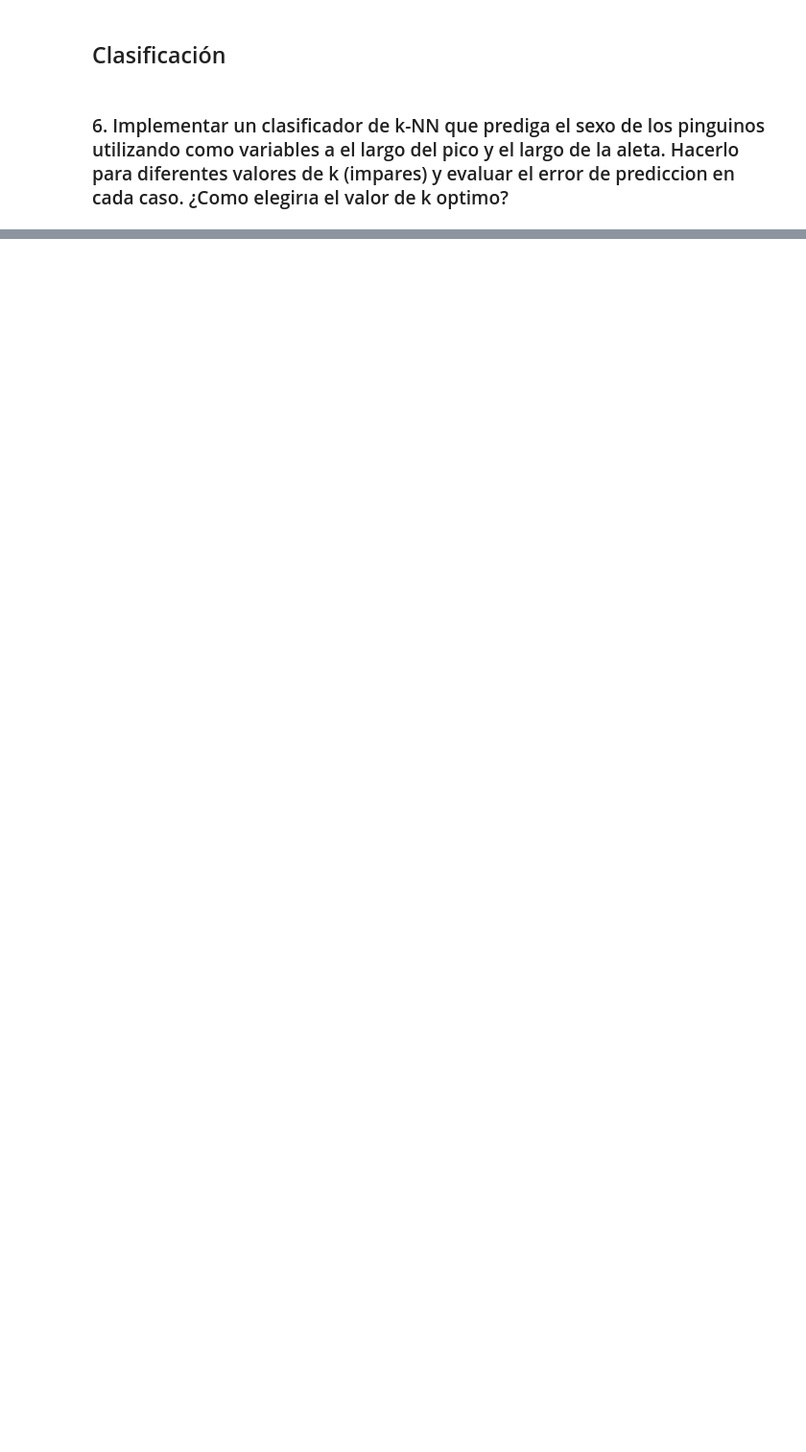
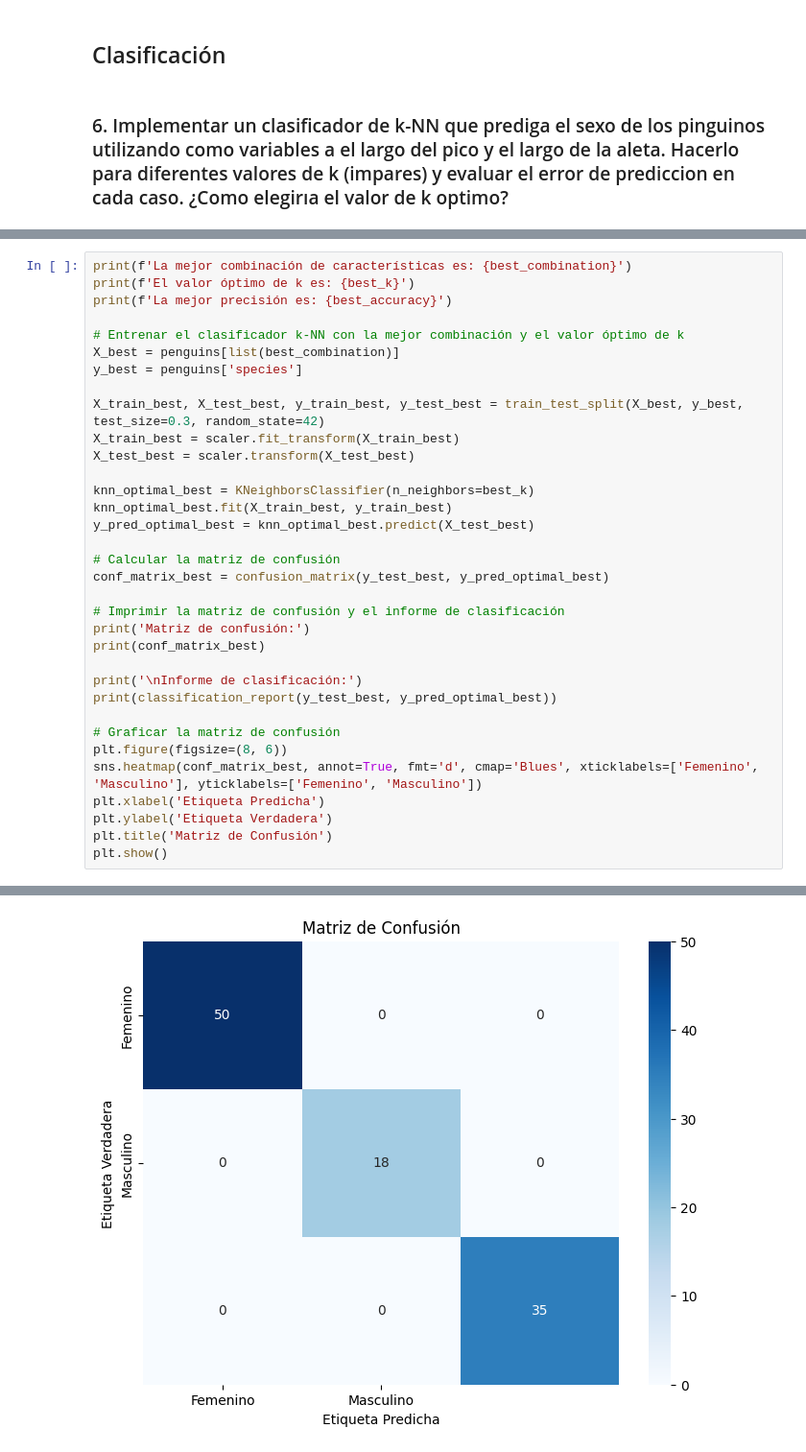
Before and after one commit to Gabrielnm7/Laboratorio-de-Datos1C24, a Jupyter notebook: Practicas/practica7.ipynb, the cells around one changed output, grey strips where cells are left out. Shown at 96% size. Drawn from its saved outputs; the diff is of its cells as text; blank space fills up the shorter version.

```diff
--- a/Practicas/practica7.ipynb
+++ b/Practicas/practica7.ipynb
@@ -345,0 +517,35 @@ plt.show()
+# %%
+print(f'La mejor combinación de características es: {best_combination}')
+print(f'El valor óptimo de k es: {best_k}')
+print(f'La mejor precisión es: {best_accuracy}')
+
+# Entrenar el clasificador k-NN con la mejor combinación y el valor óptimo de k
+X_best = penguins[list(best_combination)]
+y_best = penguins['species']
+
+X_train_best, X_test_best, y_train_best, y_test_best = train_test_split(X_best, y_best, test_size=0.3, random_state=42)
+X_train_best = scaler.fit_transform(X_train_best)
+X_test_best = scaler.transform(X_test_best)
+
+knn_optimal_best = KNeighborsClassifier(n_neighbors=best_k)
+knn_optimal_best.fit(X_train_best, y_train_best)
+y_pred_optimal_best = knn_optimal_best.predict(X_test_best)
+
+# Calcular la matriz de confusión
+conf_matrix_best = confusion_matrix(y_test_best, y_pred_optimal_best)
+
+# Imprimir la matriz de confusión y el informe de clasificación
+print('Matriz de confusión:')
+print(conf_matrix_best)
+
+print('\nInforme de clasificación:')
+print(classification_report(y_test_best, y_pred_optimal_best))
+
+# Graficar la matriz de confusión
+plt.figure(figsize=(8, 6))
+sns.heatmap(conf_matrix_best, annot=True, fmt='d', cmap='Blues', xticklabels=['Femenino', 'Masculino'], yticklabels=['Femenino', 'Masculino'])
+plt.xlabel('Etiqueta Predicha')
+plt.ylabel('Etiqueta Verdadera')
+plt.title('Matriz de Confusión')
+plt.show()
+# %% [output]
@@ -345,0 +570 @@ plt.show()
+[figure, added]
```
Also changed, not shown: parts of 15 cells of this notebook, 3 other files.
